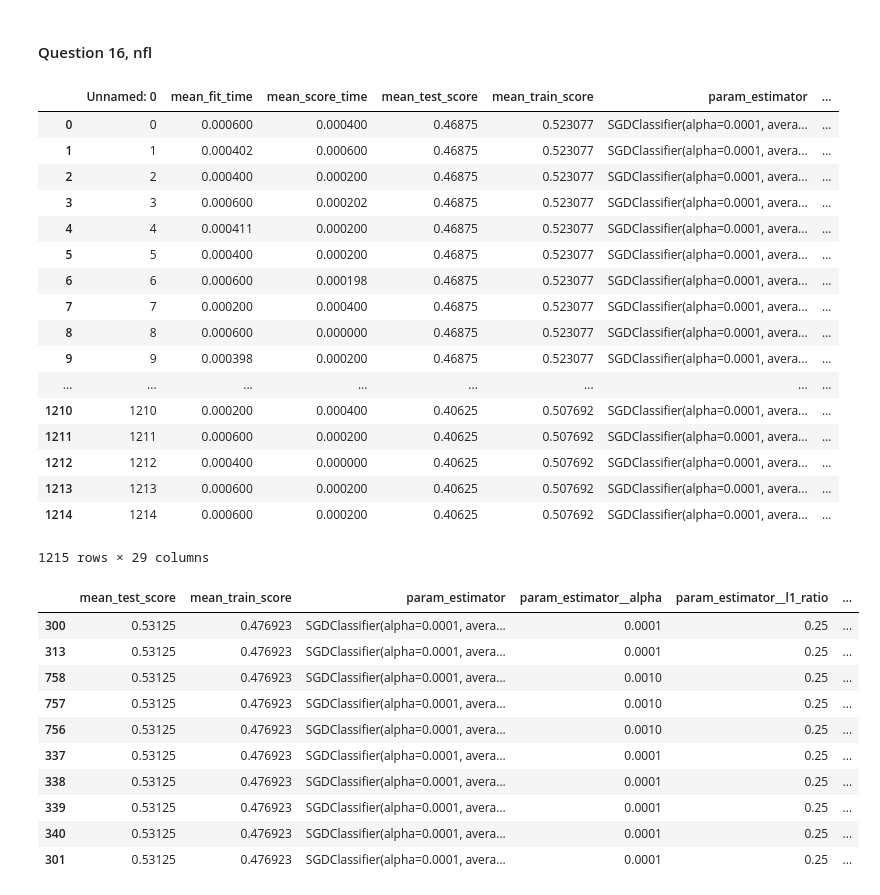
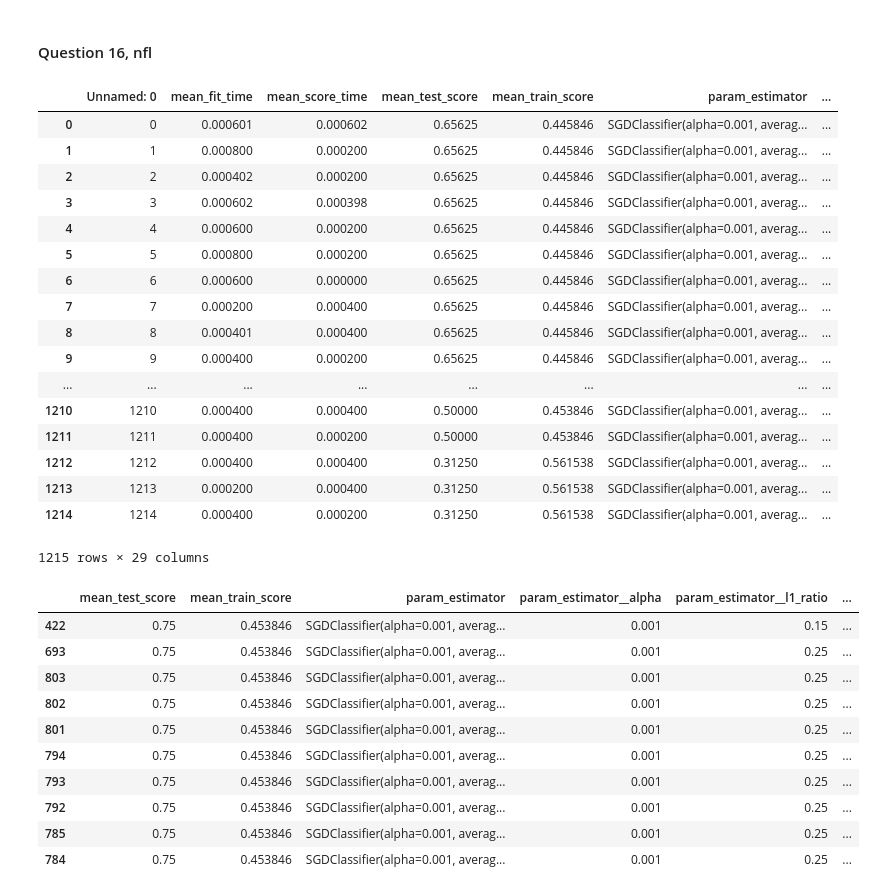
Before and after one commit to 219Winter2019adjz/Project5, a Jupyter notebook: latex_exporter.ipynb, the cells around one changed output. Saved outputs shown, nothing was run; the diff lists cells and outputs as text; code cells hidden in the pictures.

```diff
--- a/latex_exporter.ipynb
+++ b/latex_exporter.ipynb
@@ -231,39 +231,39 @@ print(results.sort_values('mean_test_score', ascending=False).iloc[0:10, :].to_l
 # %% [markdown]
 #### Question 16, nfl
 # %%
-results = pd.read_csv('gs_q16_nfl.csv')
+results = pd.read_csv('gs_q16_sb49_2.csv')
 results
 # %% [output]
 |  | Unnamed: 0 | mean_fit_time | mean_score_time | mean_test_score | mean_train_score | param_estimator | ... |
-| 0 | 0 | 0.000600 | 0.000400 | 0.46875 | 0.523077 | SGDClassifier(alpha=0.0001, avera... | ... |
-| 1 | 1 | 0.000402 | 0.000600 | 0.46875 | 0.523077 | SGDClassifier(alpha=0.0001, avera... | ... |
-| 2 | 2 | 0.000400 | 0.000200 | 0.46875 | 0.523077 | SGDClassifier(alpha=0.0001, avera... | ... |
-| 3 | 3 | 0.000600 | 0.000202 | 0.46875 | 0.523077 | SGDClassifier(alpha=0.0001, avera... | ... |
-| 4 | 4 | 0.000411 | 0.000200 | 0.46875 | 0.523077 | SGDClassifier(alpha=0.0001, avera... | ... |
-| 5 | 5 | 0.000400 | 0.000200 | 0.46875 | 0.523077 | SGDClassifier(alpha=0.0001, avera... | ... |
-| 6 | 6 | 0.000600 | 0.000198 | 0.46875 | 0.523077 | SGDClassifier(alpha=0.0001, avera... | ... |
-| 7 | 7 | 0.000200 | 0.000400 | 0.46875 | 0.523077 | SGDClassifier(alpha=0.0001, avera... | ... |
-| 8 | 8 | 0.000600 | 0.000000 | 0.46875 | 0.523077 | SGDClassifier(alpha=0.0001, avera... | ... |
-| 9 | 9 | 0.000398 | 0.000200 | 0.46875 | 0.523077 | SGDClassifier(alpha=0.0001, avera... | ... |
+| 0 | 0 | 0.000601 | 0.000602 | 0.65625 | 0.445846 | SGDClassifier(alpha=0.001, averag... | ... |
+| 1 | 1 | 0.000800 | 0.000200 | 0.65625 | 0.445846 | SGDClassifier(alpha=0.001, averag... | ... |
+| 2 | 2 | 0.000402 | 0.000200 | 0.65625 | 0.445846 | SGDClassifier(alpha=0.001, averag... | ... |
+| 3 | 3 | 0.000602 | 0.000398 | 0.65625 | 0.445846 | SGDClassifier(alpha=0.001, averag... | ... |
+| 4 | 4 | 0.000600 | 0.000200 | 0.65625 | 0.445846 | SGDClassifier(alpha=0.001, averag... | ... |
+| 5 | 5 | 0.000800 | 0.000200 | 0.65625 | 0.445846 | SGDClassifier(alpha=0.001, averag... | ... |
+| 6 | 6 | 0.000600 | 0.000000 | 0.65625 | 0.445846 | SGDClassifier(alpha=0.001, averag... | ... |
+| 7 | 7 | 0.000200 | 0.000400 | 0.65625 | 0.445846 | SGDClassifier(alpha=0.001, averag... | ... |
+| 8 | 8 | 0.000401 | 0.000400 | 0.65625 | 0.445846 | SGDClassifier(alpha=0.001, averag... | ... |
+| 9 | 9 | 0.000400 | 0.000200 | 0.65625 | 0.445846 | SGDClassifier(alpha=0.001, averag... | ... |
 | ... | ... | ... | ... | ... | ... | ... | ... |
-| 1210 | 1210 | 0.000200 | 0.000400 | 0.40625 | 0.507692 | SGDClassifier(alpha=0.0001, avera... | ... |
-| 1211 | 1211 | 0.000600 | 0.000200 | 0.40625 | 0.507692 | SGDClassifier(alpha=0.0001, avera... | ... |
-| 1212 | 1212 | 0.000400 | 0.000000 | 0.40625 | 0.507692 | SGDClassifier(alpha=0.0001, avera... | ... |
-| 1213 | 1213 | 0.000600 | 0.000200 | 0.40625 | 0.507692 | SGDClassifier(alpha=0.0001, avera... | ... |
-| 1214 | 1214 | 0.000600 | 0.000200 | 0.40625 | 0.507692 | SGDClassifier(alpha=0.0001, avera... | ... |
+| 1210 | 1210 | 0.000400 | 0.000400 | 0.50000 | 0.453846 | SGDClassifier(alpha=0.001, averag... | ... |
+| 1211 | 1211 | 0.000400 | 0.000200 | 0.50000 | 0.453846 | SGDClassifier(alpha=0.001, averag... | ... |
+| 1212 | 1212 | 0.000400 | 0.000400 | 0.31250 | 0.561538 | SGDClassifier(alpha=0.001, averag... | ... |
+| 1213 | 1213 | 0.000200 | 0.000400 | 0.31250 | 0.561538 | SGDClassifier(alpha=0.001, averag... | ... |
+| 1214 | 1214 | 0.000400 | 0.000200 | 0.31250 | 0.561538 | SGDClassifier(alpha=0.001, averag... | ... |
 1215 rows × 29 columns
 # %%
-results.sort_values('mean_test_score', ascending=False).iloc[0:10, 3:15]
+results.sort_values('mean_test_score', ascending=False).iloc[0:10, 3:13]
 # %% [output]
 |  | mean_test_score | mean_train_score | param_estimator | param_estimator__alpha | param_estimator__l1_ratio | ... |
-| 300 | 0.53125 | 0.476923 | SGDClassifier(alpha=0.0001, avera... | 0.0001 | 0.25 | ... |
-| 313 | 0.53125 | 0.476923 | SGDClassifier(alpha=0.0001, avera... | 0.0001 | 0.25 | ... |
-| 758 | 0.53125 | 0.476923 | SGDClassifier(alpha=0.0001, avera... | 0.0010 | 0.25 | ... |
-| 757 | 0.53125 | 0.476923 | SGDClassifier(alpha=0.0001, avera... | 0.0010 | 0.25 | ... |
-| 756 | 0.53125 | 0.476923 | SGDClassifier(alpha=0.0001, avera... | 0.0010 | 0.25 | ... |
-| 337 | 0.53125 | 0.476923 | SGDClassifier(alpha=0.0001, avera... | 0.0001 | 0.25 | ... |
-| 338 | 0.53125 | 0.476923 | SGDClassifier(alpha=0.0001, avera... | 0.0001 | 0.25 | ... |
-| 339 | 0.53125 | 0.476923 | SGDClassifier(alpha=0.0001, avera... | 0.0001 | 0.25 | ... |
-| 340 | 0.53125 | 0.476923 | SGDClassifier(alpha=0.0001, avera... | 0.0001 | 0.25 | ... |
-| 301 | 0.53125 | 0.476923 | SGDClassifier(alpha=0.0001, avera... | 0.0001 | 0.25 | ... |
+| 422 | 0.75 | 0.453846 | SGDClassifier(alpha=0.001, averag... | 0.001 | 0.15 | ... |
+| 693 | 0.75 | 0.453846 | SGDClassifier(alpha=0.001, averag... | 0.001 | 0.25 | ... |
+| 803 | 0.75 | 0.453846 | SGDClassifier(alpha=0.001, averag... | 0.001 | 0.25 | ... |
+| 802 | 0.75 | 0.453846 | SGDClassifier(alpha=0.001, averag... | 0.001 | 0.25 | ... |
+| 801 | 0.75 | 0.453846 | SGDClassifier(alpha=0.001, averag... | 0.001 | 0.25 | ... |
+| 794 | 0.75 | 0.453846 | SGDClassifier(alpha=0.001, averag... | 0.001 | 0.25 | ... |
+| 793 | 0.75 | 0.453846 | SGDClassifier(alpha=0.001, averag... | 0.001 | 0.25 | ... |
+| 792 | 0.75 | 0.453846 | SGDClassifier(alpha=0.001, averag... | 0.001 | 0.25 | ... |
+| 785 | 0.75 | 0.453846 | SGDClassifier(alpha=0.001, averag... | 0.001 | 0.25 | ... |
+| 784 | 0.75 | 0.453846 | SGDClassifier(alpha=0.001, averag... | 0.001 | 0.25 | ... |
 # %%
```
Also changed, not shown: parts of 1 cell of this notebook, 12 other files.
